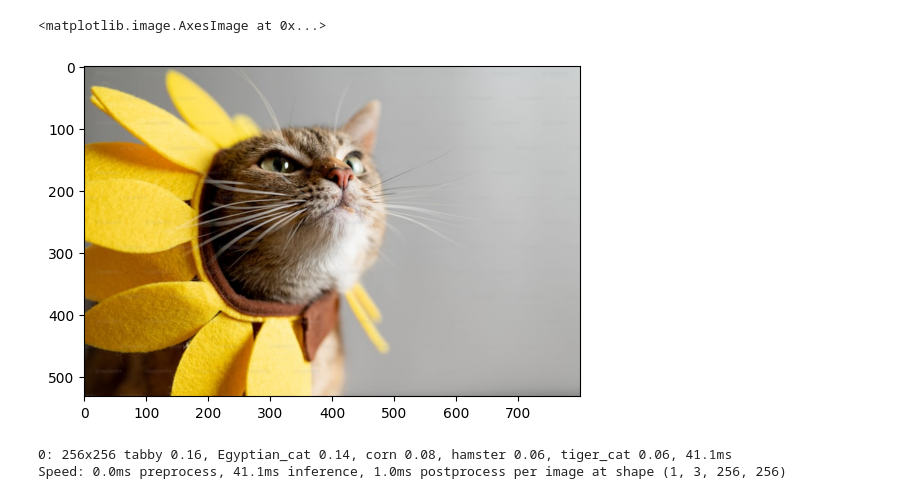
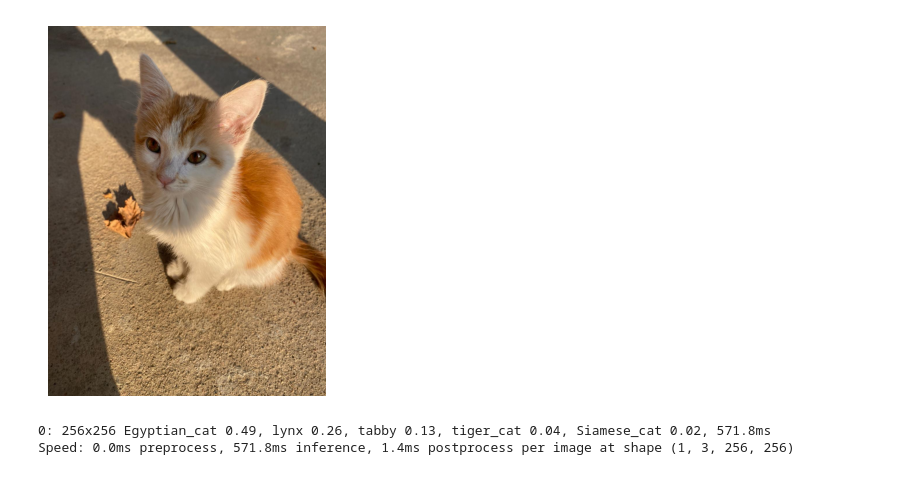
Before and after one commit to sultanovazamat/fast-track-ai, a Jupyter notebook: notebooks/Chapter_06_Image_Classification.ipynb, the cells around one changed output. Saved outputs shown, nothing was run; the diff lists cells and outputs as text; code cells hidden in the pictures.

```diff
--- a/notebooks/Chapter_06_Image_Classification.ipynb
+++ b/notebooks/Chapter_06_Image_Classification.ipynb
@@ -21,17 +21,15 @@ Successfully installed ultralytics-8.3.31 ultralytics-thop-2.0.11
-# %%
-import requests
-import matplotlib.pyplot as plt
-from io import BytesIO
-from PIL import Image
-
-image_url = "https://plus.unsplash.com/premium_photo-1677545183884-421157b2da02?w=800&auto=format&fit=crop&q=60&ixlib=rb-4.0.3&ixid=M3wxMjA3fDB8MHxzZWFyY2h8NXx8Y2F0fGVufDB8fDB8fHww"
-response = requests.get(image_url)
-img = Image.open(BytesIO(response.content))
-
-plt.imshow(img)
-# %% [output]
-<matplotlib.image.AxesImage at 0x...>
-[figure, removed]
+# %%
+from PIL import Image
+import matplotlib.pyplot as plt
+
+image_path = "cat.JPG"
+image = Image.open(image_path)
+
+plt.imshow(image)
+plt.axis('off')
+plt.show()
+# %% [output]
+[figure, added]
 # %%
 from ultralytics import YOLO
 import torchvision.transforms as transforms
@@ -42,14 +40,14 @@ transform = transforms.Compose([
     transforms.ToTensor()
 ])
 
-img_tensor = transform(img)
+img_tensor = transform(image)
 img_tensor = img_tensor.unsqueeze(0)  # Add batch dimension to make it (1, 3, 640, 640)
 
 # Load the pretrained YOLO model
-model = YOLO("yolo11n-cls.pt")  # YOLO model trained on ImageNet
+model = YOLO("yolo11x-cls.pt")  # YOLO model trained on ImageNet
 
 # Predict with the model on the transformed image
 results = model(img_tensor)
 # %% [output]
-0: 256x256 tabby 0.16, Egyptian_cat 0.14, corn 0.08, hamster 0.06, tiger_cat 0.06, 41.1ms
-Speed: 0.0ms preprocess, 41.1ms inference, 1.0ms postprocess per image at shape (1, 3, 256, 256)
+0: 256x256 Egyptian_cat 0.49, lynx 0.26, tabby 0.13, tiger_cat 0.04, Siamese_cat 0.02, 571.8ms
+Speed: 0.0ms preprocess, 571.8ms inference, 1.4ms postprocess per image at shape (1, 3, 256, 256)
```
Also changed, not shown: parts of 1 cell of this notebook, 2 other files.
